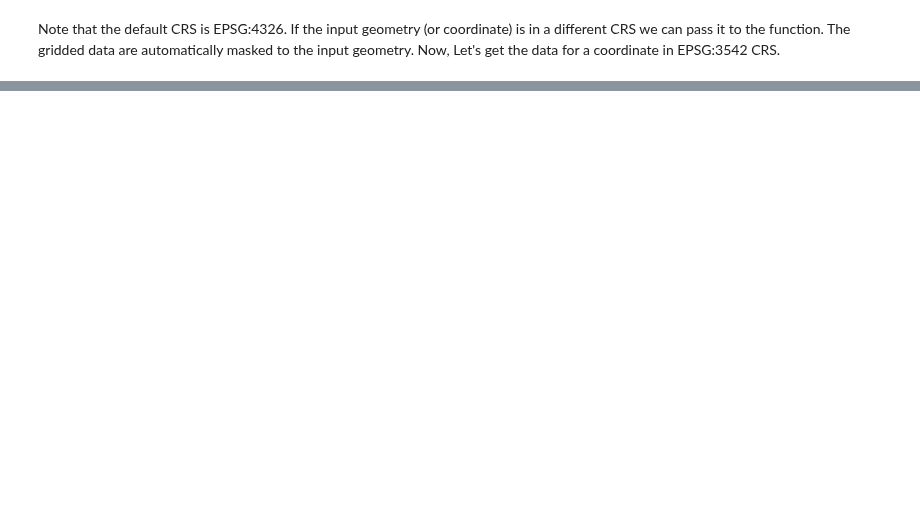
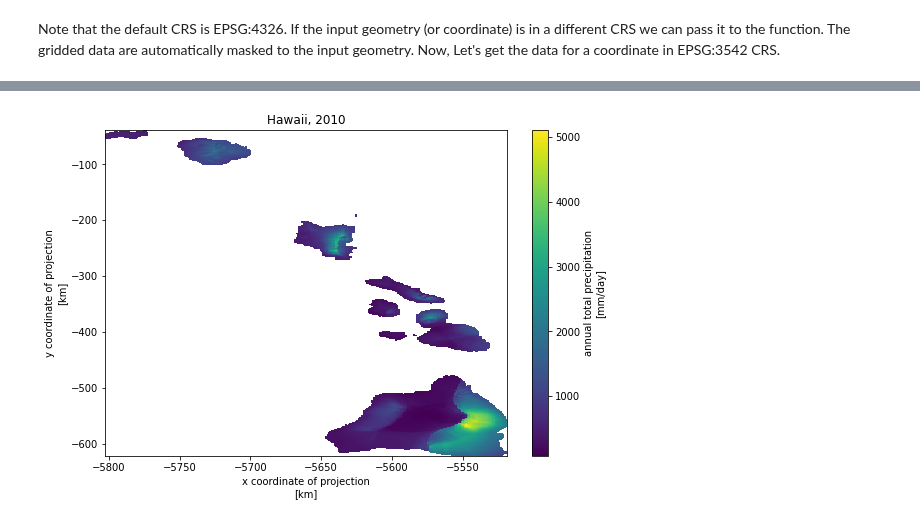
Before and after one commit to hyriver/pygeohydro, a Jupyter notebook: docs/examples/daymet.ipynb, the cells around one changed output, grey strips where cells are left out. Saved outputs shown, nothing was run; the diff lists cells and outputs as text; code cells hidden in the pictures; blank space fills up the shorter version.

```diff
--- a/docs/examples/daymet.ipynb
+++ b/docs/examples/daymet.ipynb
@@ -51,0 +59,11 @@ plt.tight_layout()
+# %%
+hi_ext = (-160.3055, 17.9539, -154.7715, 23.5186)
+pr_ext = (-67.9927, 16.8443, -64.1195, 19.9381)
+hi = daymet.get_bygeom(hi_ext, 2010, variables="prcp", region="hi", time_scale="annual")
+pr = daymet.get_bygeom(pr_ext, 2010, variables="prcp", region="pr", time_scale="annual")
+# %%
+ax = hi.prcp.plot(size=6)
+plt.title("Hawaii, 2010")
+ax.figure.savefig("../_static/hi.png", dpi=100, bbox_inches="tight");
+# %% [output]
+[figure, added]
```
Also changed, not shown: parts of 12 cells of this notebook, 7 other files.
